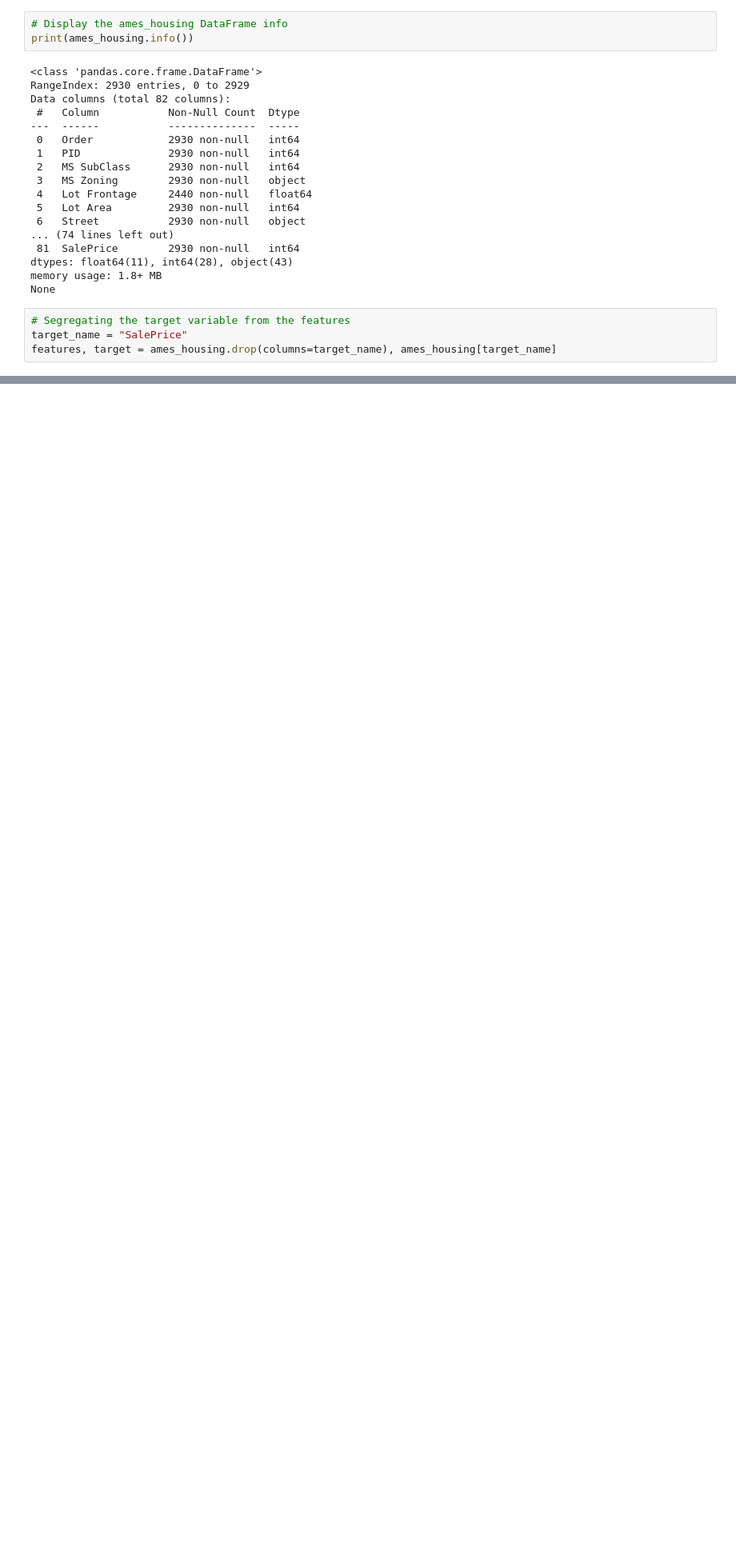
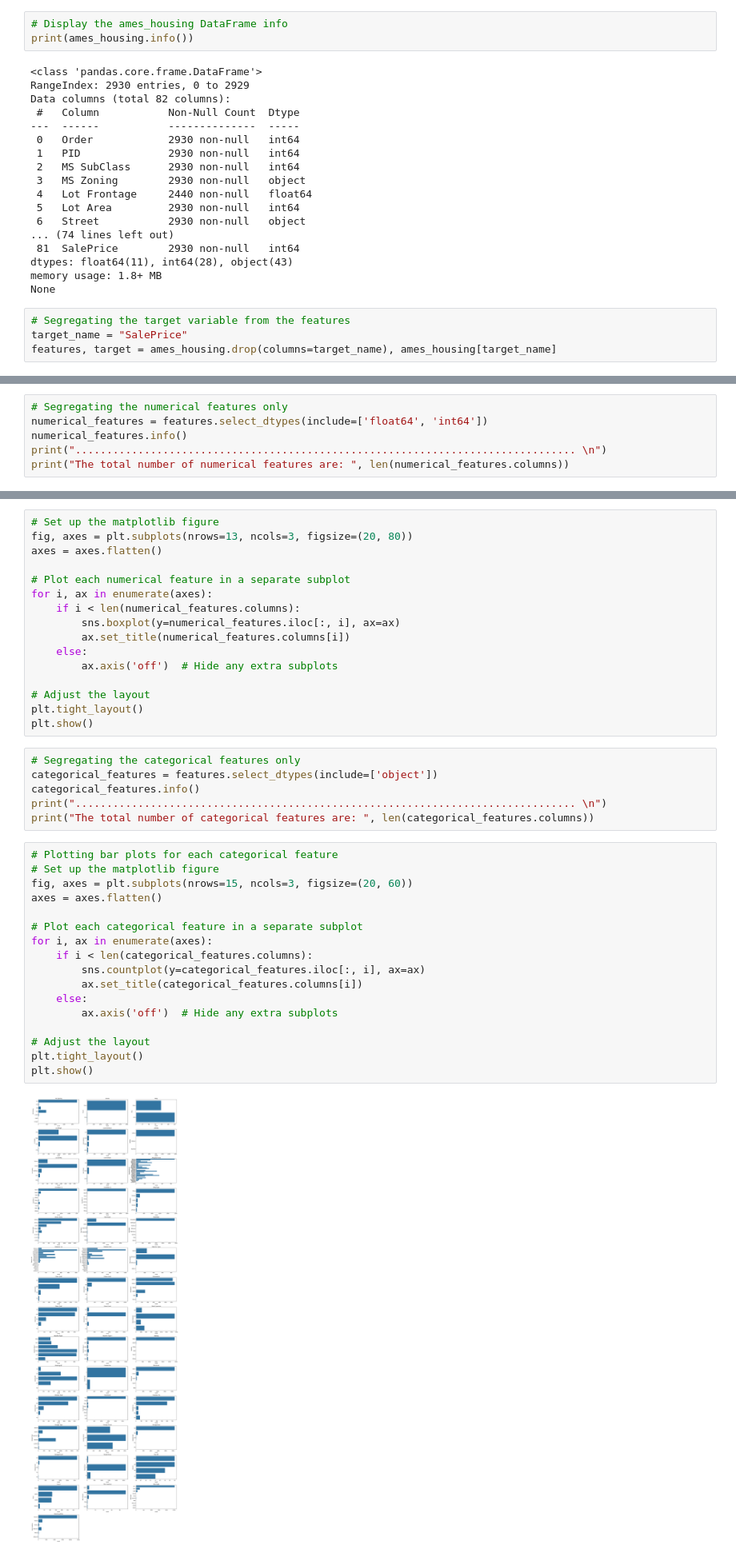
Before and after one commit to vijaybsubedi/bda62_projects_vijaybsubedi, a Jupyter notebook: _project#2_housingpriceprediction_vijaybsubedi__/housingpriceprediction.ipynb, the cells around one changed output, grey strips where cells are left out. Shown at 80% size. Saved outputs shown, nothing was run; the diff lists cells and outputs as text; blank space fills up the shorter version.

```diff
--- a/_project#2_housingpriceprediction_vijaybsubedi__/housingpriceprediction.ipynb
+++ b/_project#2_housingpriceprediction_vijaybsubedi__/housingpriceprediction.ipynb
@@ -40,0 +38,6 @@ NameError: name 'features' is not defined
+# %%
+# Segregating the numerical features only
+numerical_features = features.select_dtypes(include=['float64', 'int64'])
+numerical_features.info()
+print("................................................................................ \n")
+print("The total number of numerical features are: ", len(numerical_features.columns))
@@ -40,0 +62,41 @@ NameError: name 'features' is not defined
+# %%
+# Set up the matplotlib figure
+fig, axes = plt.subplots(nrows=13, ncols=3, figsize=(20, 80))
+axes = axes.flatten()
+
+# Plot each numerical feature in a separate subplot
+for i, ax in enumerate(axes):
+    if i < len(numerical_features.columns):
+        sns.boxplot(y=numerical_features.iloc[:, i], ax=ax)
+        ax.set_title(numerical_features.columns[i])
+    else:
+        ax.axis('off')  # Hide any extra subplots
+
+# Adjust the layout
+plt.tight_layout()
+plt.show()
+# %%
+# Segregating the categorical features only
+categorical_features = features.select_dtypes(include=['object'])
+categorical_features.info()
+print("................................................................................ \n")
+print("The total number of categorical features are: ", len(categorical_features.columns))
+# %%
+# Plotting bar plots for each categorical feature
+# Set up the matplotlib figure
+fig, axes = plt.subplots(nrows=15, ncols=3, figsize=(20, 60))
+axes = axes.flatten()
+
+# Plot each categorical feature in a separate subplot
+for i, ax in enumerate(axes):
+    if i < len(categorical_features.columns):
+        sns.countplot(y=categorical_features.iloc[:, i], ax=ax)
+        ax.set_title(categorical_features.columns[i])
+    else:
+        ax.axis('off')  # Hide any extra subplots
+
+# Adjust the layout
+plt.tight_layout()
+plt.show()
+# %% [output]
+[figure, added]
```
Also changed, not shown: parts of 4 cells of this notebook.
